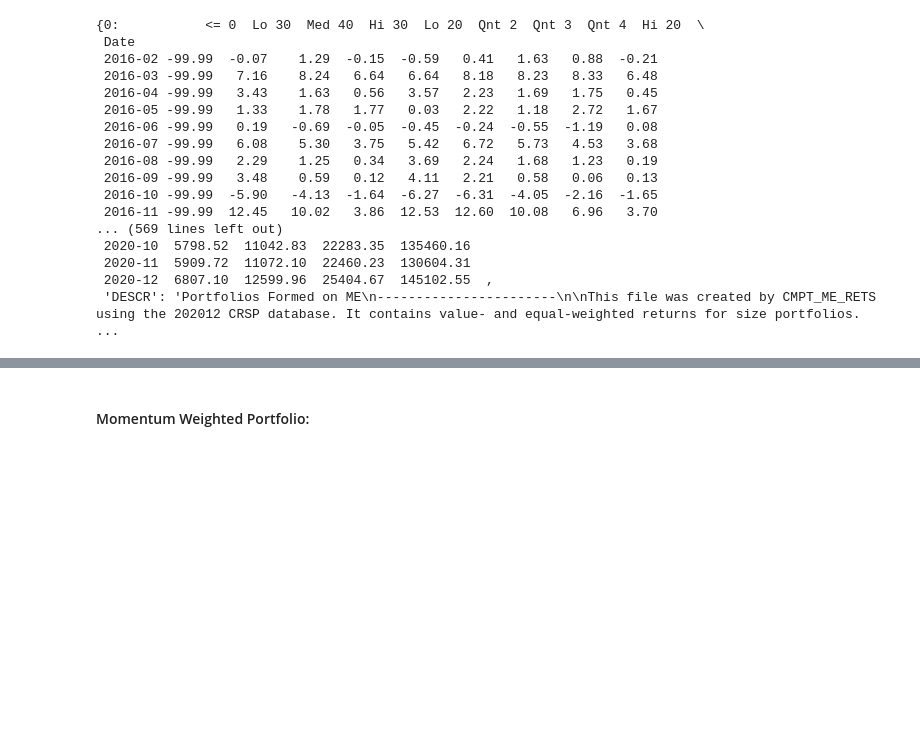
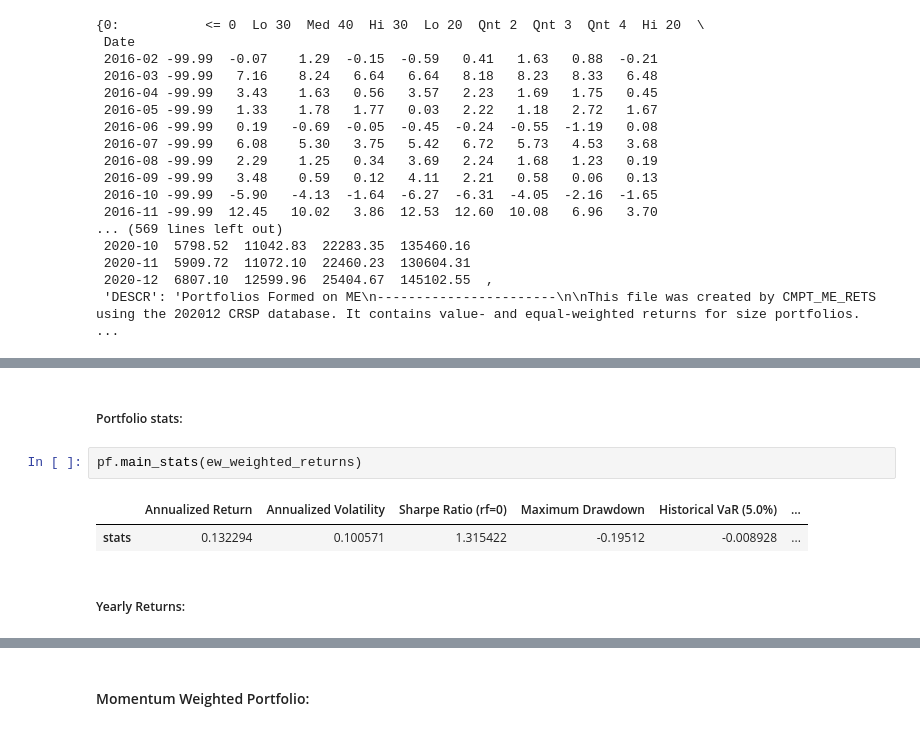
Before and after one commit to pedroosorio98/PyFinLib, a Jupyter notebook: PyFinLib Tools.ipynb, the cells around one changed output, grey strips where cells are left out. Cells and saved outputs as stored; diff of their text form; blank space fills up the shorter version.

```diff
--- a/PyFinLib Tools.ipynb
+++ b/PyFinLib Tools.ipynb
@@ -500,0 +516,9 @@ pf.get_fammafrench_data('Portfolios_Formed_on_ME')
+# %% [markdown]
+##### Portfolio stats:
+# %%
+pf.main_stats(ew_weighted_returns)
+# %% [output]
+|  | Annualized Return | Annualized Volatility | Sharpe Ratio (rf=0) | Maximum Drawdown | Historical VaR (5.0%) | ... |
+| stats | 0.132294 | 0.100571 | 1.315422 | -0.19512 | -0.008928 | ... |
+# %% [markdown]
+##### Yearly Returns:
```
Also changed, not shown: parts of 33 cells of this notebook, 1 other file.
